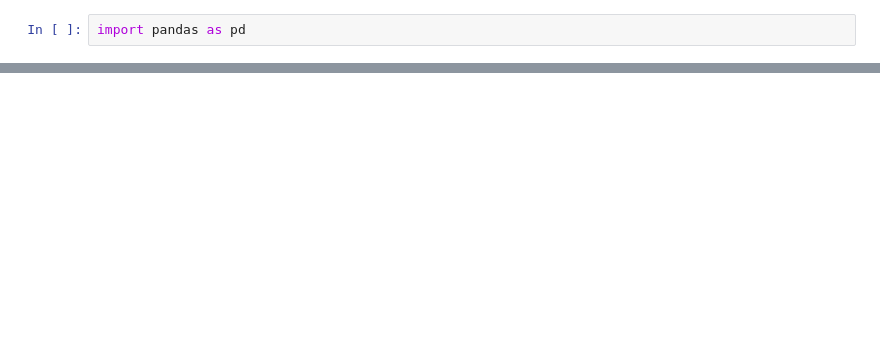
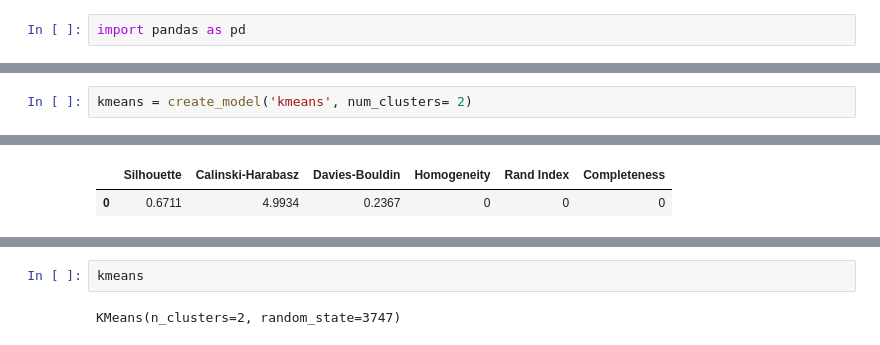
Before and after one commit to smreetyyadav37/Web-App-Firewall, a Jupyter notebook: ML Based Web App Firewall.ipynb, the cells around one changed output, grey strips where cells are left out. Drawn from its saved outputs; the diff is of its cells as text; blank space fills up the shorter version.

```diff
--- a/ML Based Web App Firewall.ipynb
+++ b/ML Based Web App Firewall.ipynb
@@ -34,0 +48,3 @@ ImportError: cannot import name '_PredictScorer' from 'sklearn.metrics._scorer'
+# %%
+kmeans = create_model('kmeans', num_clusters= 2)
+# %% [output]
@@ -34,0 +52,2 @@ ImportError: cannot import name '_PredictScorer' from 'sklearn.metrics._scorer'
+|  | Silhouette | Calinski-Harabasz | Davies-Bouldin | Homogeneity | Rand Index | Completeness |
+| 0 | 0.6711 | 4.9934 | 0.2367 | 0 | 0 | 0 |
@@ -34,0 +55,4 @@ ImportError: cannot import name '_PredictScorer' from 'sklearn.metrics._scorer'
+# %%
+kmeans
+# %% [output]
+KMeans(n_clusters=2, random_state=3747)
```
Also changed, not shown: parts of 10 cells of this notebook, 4 other files.
